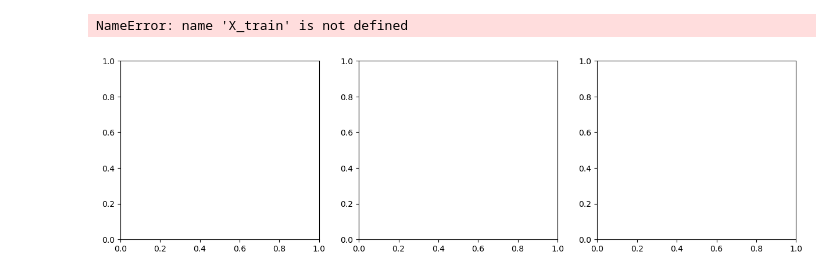
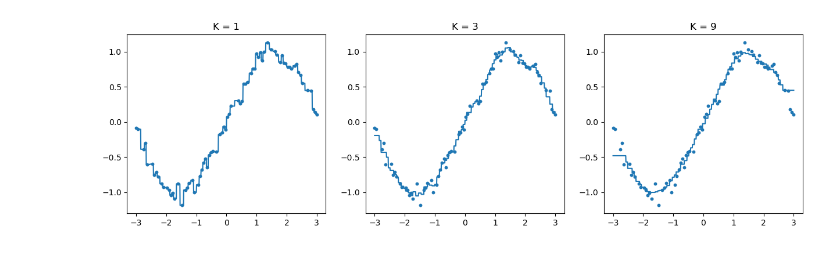
Before and after one commit to Faizanhaider013/ML_Projects_Collection, a Jupyter notebook: 05_Analyzing_kneighbourreggressor.ipynb, the cells around one changed output. Drawn from its saved outputs; the diff is of its cells as text; code cells hidden in the pictures.

Commit message:
Basics of linear models and training of dataset on linear regression

```diff
--- a/05_Analyzing_kneighbourreggressor.ipynb
+++ b/05_Analyzing_kneighbourreggressor.ipynb
@@ -7,24 +7,27 @@ import matplotlib.pyplot as plt
 # %%
 import numpy as np
 import matplotlib.pyplot as plt
 from sklearn.neighbors import KNeighborsRegressor
 
 fig, axes = plt.subplots(1, 3, figsize=(15, 4))
 # X = input values
 # y = wave height with some noise
 X = np.linspace(-3, 3, 100).reshape(-1, 1)
 y = np.sin(X) + 0.1 * np.random.randn(100, 1)
 
 
 line = np.linspace(-3, 3, 1000).reshape(-1, 1)
+X_train, X_test, y_train, y_test = train_test_split(
+    X, y, test_size=0.25, random_state=0
+)
+
 
 for n_neighbors, ax in zip([1, 3, 9], axes):
     reg = KNeighborsRegressor(n_neighbors=n_neighbors)
     reg.fit(X_train, y_train)
 
     ax.plot(line, reg.predict(line))
     ax.scatter(X_train, y_train, s=10)
     ax.set_title(f"K = {n_neighbors}")
 # %% [output]
-NameError: name 'X_train' is not defined
-[figure, old version]
+[figure, new version]
```
Also changed, not shown: 3 other files.
